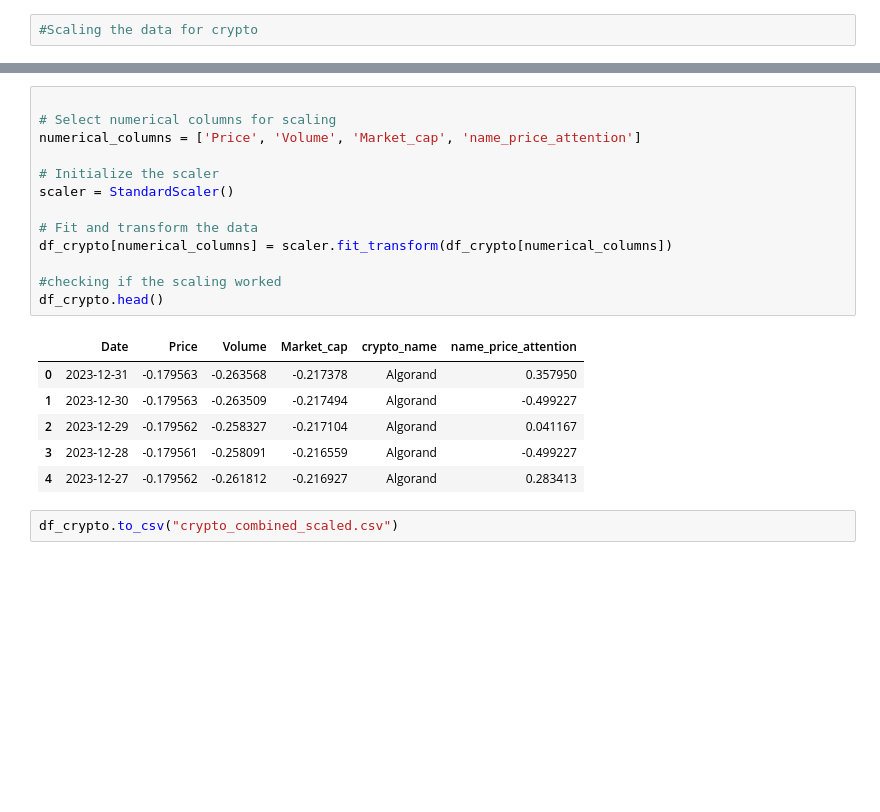
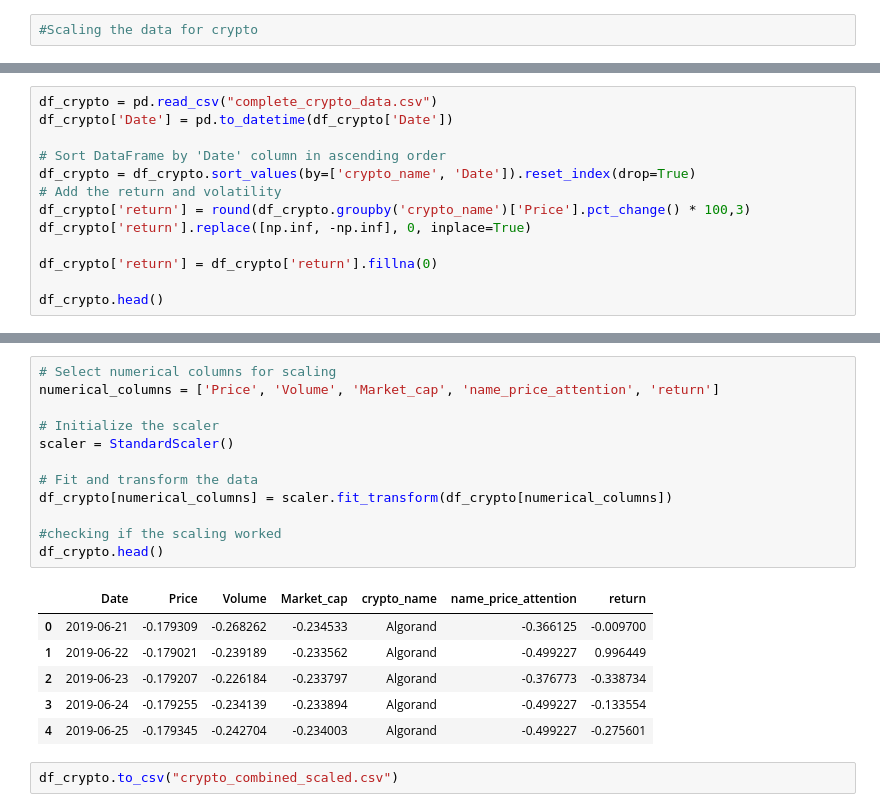
Before and after one commit to senaruetschlin/Investor_Attention, a Jupyter notebook: googletrends_AB_new copy.ipynb, the cells around one changed output, grey strips where cells are left out. Drawn from its saved outputs; the diff is of its cells as text; blank space fills up the shorter version.

```diff
--- a/googletrends_AB_new copy.ipynb
+++ b/googletrends_AB_new copy.ipynb
@@ -601,0 +599,13 @@ df_crypto.head()
+# %%
+df_crypto = pd.read_csv("complete_crypto_data.csv")
+df_crypto['Date'] = pd.to_datetime(df_crypto['Date'])
+
+# Sort DataFrame by 'Date' column in ascending order
+df_crypto = df_crypto.sort_values(by=['crypto_name', 'Date']).reset_index(drop=True)
+# Add the return and volatility
+df_crypto['return'] = round(df_crypto.groupby('crypto_name')['Price'].pct_change() * 100,3)
+df_crypto['return'].replace([np.inf, -np.inf], 0, inplace=True)
+
+df_crypto['return'] = df_crypto['return'].fillna(0)
+
+df_crypto.head()
@@ -602,22 +636,21 @@ df_crypto.head()
 # %%
-
 # Select numerical columns for scaling
-numerical_columns = ['Price', 'Volume', 'Market_cap', 'name_price_attention']
+numerical_columns = ['Price', 'Volume', 'Market_cap', 'name_price_attention', 'return']
 
 # Initialize the scaler
 scaler = StandardScaler()
 
 # Fit and transform the data
 df_crypto[numerical_columns] = scaler.fit_transform(df_crypto[numerical_columns])
 
 #checking if the scaling worked
 df_crypto.head()
 # %% [output]
-|  | Date | Price | Volume | Market_cap | crypto_name | name_price_attention |
-| 0 | 2023-12-31 | -0.179563 | -0.263568 | -0.217378 | Algorand | 0.357950 |
-| 1 | 2023-12-30 | -0.179563 | -0.263509 | -0.217494 | Algorand | -0.499227 |
-| 2 | 2023-12-29 | -0.179562 | -0.258327 | -0.217104 | Algorand | 0.041167 |
-| 3 | 2023-12-28 | -0.179561 | -0.258091 | -0.216559 | Algorand | -0.499227 |
-| 4 | 2023-12-27 | -0.179562 | -0.261812 | -0.216927 | Algorand | 0.283413 |
+|  | Date | Price | Volume | Market_cap | crypto_name | name_price_attention | return |
+| 0 | 2019-06-21 | -0.179309 | -0.268262 | -0.234533 | Algorand | -0.366125 | -0.009700 |
+| 1 | 2019-06-22 | -0.179021 | -0.239189 | -0.233562 | Algorand | -0.499227 | 0.996449 |
+| 2 | 2019-06-23 | -0.179207 | -0.226184 | -0.233797 | Algorand | -0.376773 | -0.338734 |
+| 3 | 2019-06-24 | -0.179255 | -0.234139 | -0.233894 | Algorand | -0.499227 | -0.133554 |
+| 4 | 2019-06-25 | -0.179345 | -0.242704 | -0.234003 | Algorand | -0.499227 | -0.275601 |
 # %%
 df_crypto.to_csv("crypto_combined_scaled.csv")
```
Also changed, not shown: parts of 6 cells of this notebook, 1 other file.
